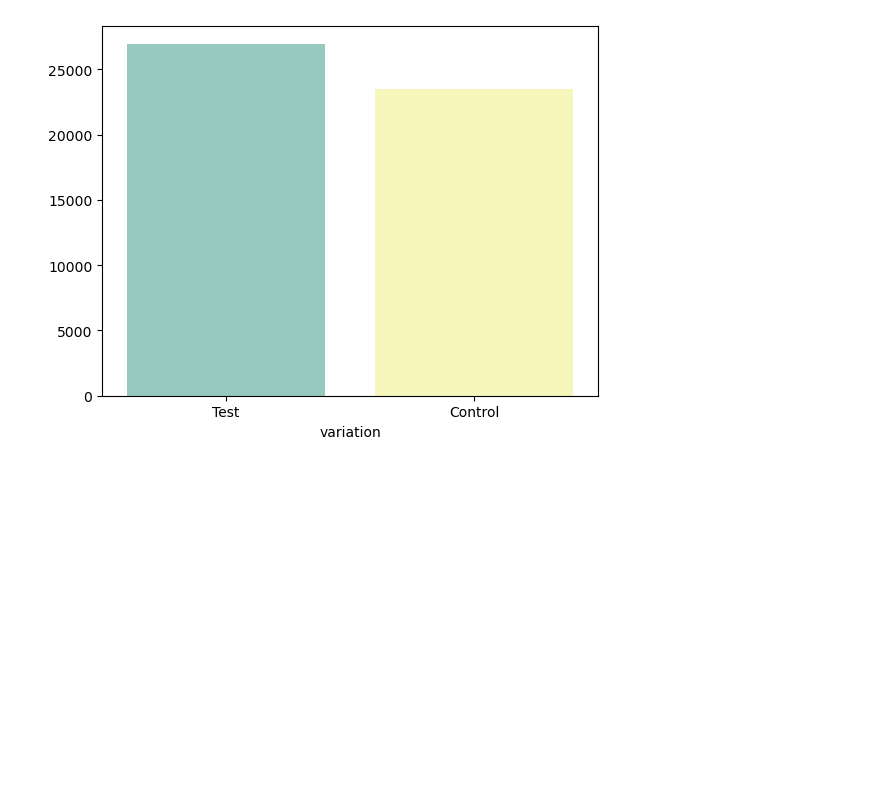
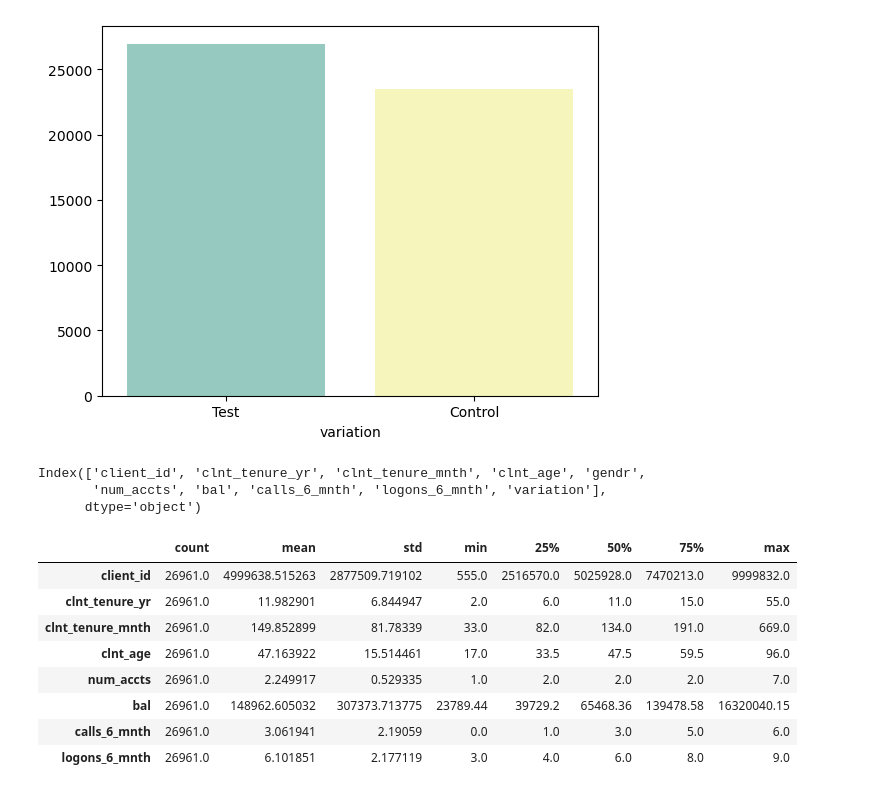
Before and after one commit to JimenezRoDA/vanguard-ab-test, a Jupyter notebook: vanguard-ab-test.ipynb, the cells around one changed output. Saved outputs shown, nothing was run; the diff lists cells and outputs as text; code cells hidden in the pictures; blank space fills up the shorter version.

```diff
--- a/vanguard-ab-test.ipynb
+++ b/vanguard-ab-test.ipynb
@@ -242,3 +237,9 @@ Passing `palette` without assigning `hue` is deprecated and will be removed in v
 
   sns.barplot(x=frequency_table.index, y=frequency_table.values, palette="Set3")
 [figure]
+# %%
+df.columns
+# %% [output]
+Index(['client_id', 'clnt_tenure_yr', 'clnt_tenure_mnth', 'clnt_age', 'gendr',
+       'num_accts', 'bal', 'calls_6_mnth', 'logons_6_mnth', 'variation'],
+      dtype='object')
@@ -244,0 +248,12 @@ Passing `palette` without assigning `hue` is deprecated and will be removed in v
+# %%
+df_filtrado.describe().T
+# %% [output]
+|  | count | mean | std | min | 25% | 50% | 75% | max |
+| client_id | 26961.0 | 4999638.515263 | 2877509.719102 | 555.0 | 2516570.0 | 5025928.0 | 7470213.0 | 9999832.0 |
+| clnt_tenure_yr | 26961.0 | 11.982901 | 6.844947 | 2.0 | 6.0 | 11.0 | 15.0 | 55.0 |
+| clnt_tenure_mnth | 26961.0 | 149.852899 | 81.78339 | 33.0 | 82.0 | 134.0 | 191.0 | 669.0 |
+| clnt_age | 26961.0 | 47.163922 | 15.514461 | 17.0 | 33.5 | 47.5 | 59.5 | 96.0 |
+| num_accts | 26961.0 | 2.249917 | 0.529335 | 1.0 | 2.0 | 2.0 | 2.0 | 7.0 |
+| bal | 26961.0 | 148962.605032 | 307373.713775 | 23789.44 | 39729.2 | 65468.36 | 139478.58 | 16320040.15 |
+| calls_6_mnth | 26961.0 | 3.061941 | 2.19059 | 0.0 | 1.0 | 3.0 | 5.0 | 6.0 |
+| logons_6_mnth | 26961.0 | 6.101851 | 2.177119 | 3.0 | 4.0 | 6.0 | 8.0 | 9.0 |
```
Also changed, not shown: parts of 9 cells of this notebook.
